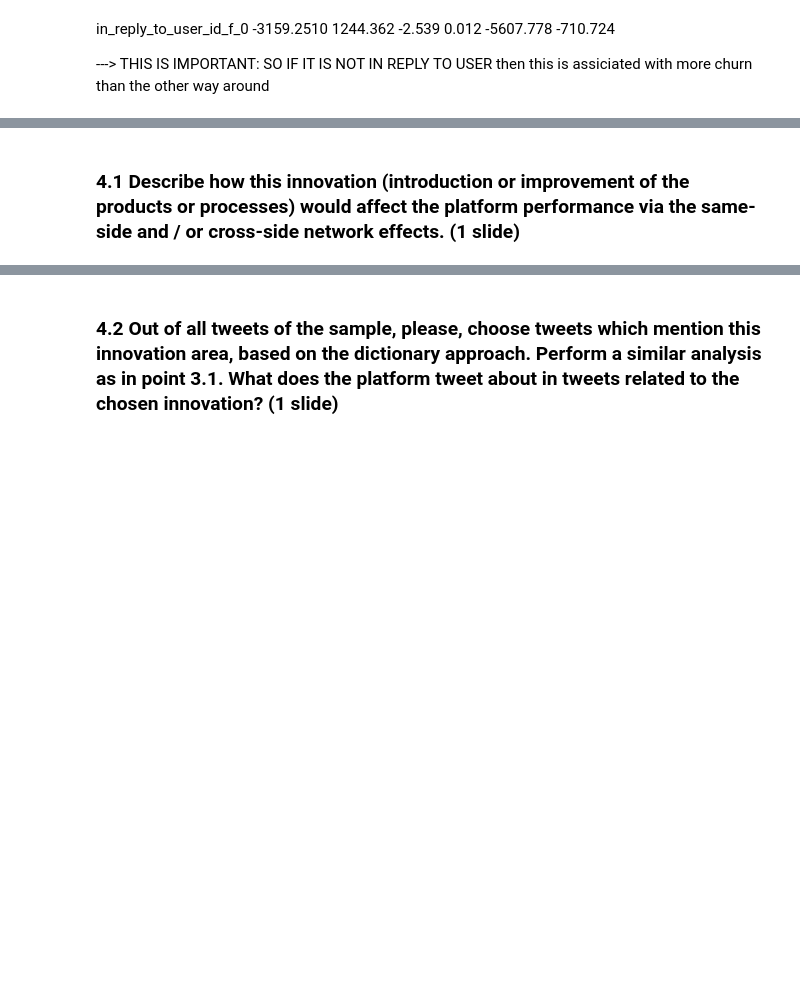
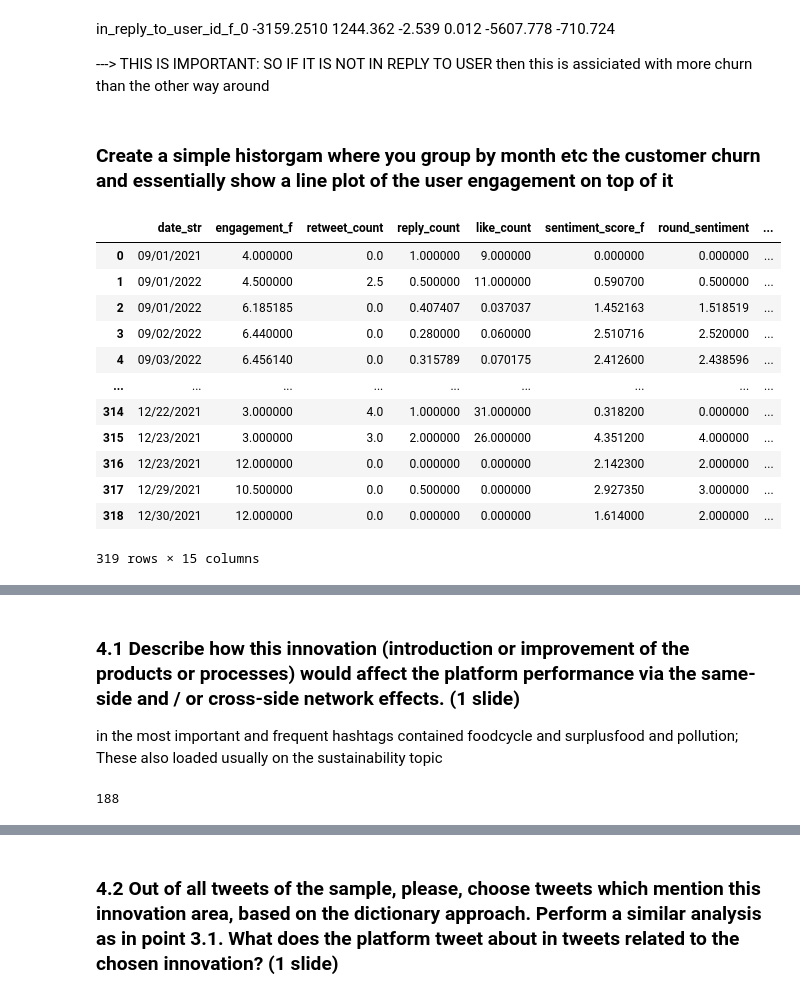
Before and after one commit to AngeloBarisano/Supply_Chain, a Jupyter notebook: Notebooks/workfile2.ipynb, the cells around one changed output, grey strips where cells are left out. Drawn from its saved outputs; the diff is of its cells as text; code cells hidden in the pictures; blank space fills up the shorter version.

```diff
--- a/Notebooks/workfile2.ipynb
+++ b/Notebooks/workfile2.ipynb
@@ -1803,3 +1812,21 @@ Index(['date_str', 'engagement_f', 'retweet_count', 'reply_count',
+# %% [markdown]
+### Create a simple historgam where you group by month etc the customer churn and essentially show a line plot of the user engagement on top of it
+# %%
+df_churn_merge_regression
+# %% [output]
+|  | date_str | engagement_f | retweet_count | reply_count | like_count | sentiment_score_f | round_sentiment | ... |
+| 0 | 09/01/2021 | 4.000000 | 0.0 | 1.000000 | 9.000000 | 0.000000 | 0.000000 | ... |
+| 1 | 09/01/2022 | 4.500000 | 2.5 | 0.500000 | 11.000000 | 0.590700 | 0.500000 | ... |
+| 2 | 09/01/2022 | 6.185185 | 0.0 | 0.407407 | 0.037037 | 1.452163 | 1.518519 | ... |
+| 3 | 09/02/2022 | 6.440000 | 0.0 | 0.280000 | 0.060000 | 2.510716 | 2.520000 | ... |
+| 4 | 09/03/2022 | 6.456140 | 0.0 | 0.315789 | 0.070175 | 2.412600 | 2.438596 | ... |
+| ... | ... | ... | ... | ... | ... | ... | ... | ... |
+| 314 | 12/22/2021 | 3.000000 | 4.0 | 1.000000 | 31.000000 | 0.318200 | 0.000000 | ... |
+| 315 | 12/23/2021 | 3.000000 | 3.0 | 2.000000 | 26.000000 | 4.351200 | 4.000000 | ... |
+| 316 | 12/23/2021 | 12.000000 | 0.0 | 0.000000 | 0.000000 | 2.142300 | 2.000000 | ... |
+| 317 | 12/29/2021 | 10.500000 | 0.0 | 0.500000 | 0.000000 | 2.927350 | 3.000000 | ... |
+| 318 | 12/30/2021 | 12.000000 | 0.0 | 0.000000 | 0.000000 | 1.614000 | 2.000000 | ... |
+319 rows × 15 columns
 # %% [markdown]
 # Part 4
 
@@ -1832,3 +1861,23 @@ Collaborations with other companies
 4.4 Do the competitors of JustEatTakeAway.com announce in their tweets a similar innovation, earlier or later than JustEatTakeAway.com? Is there platform envelopment taking place, to your opinion, and why? (1 slide)
 # %% [markdown]
 ### 4.1 Describe how this innovation (introduction or improvement of the products or processes) would affect the platform performance via the same-side and / or cross-side network effects. (1 slide)
+
+
+
+in the most important and frequent hashtags contained foodcycle and surplusfood and pollution; These also loaded usually on the sustainability topic
+# %%
+len(
+    set(
+        list(df_tweets_jet[df_tweets_jet.text.str.contains("sustainable")].index)
+        + list(df_tweets_jet[df_tweets_jet.text.str.contains("waste")].index)
+        + list(df_tweets_jet[df_tweets_jet.text.str.contains("pollution")].index)
+        + list(df_tweets_jet[df_tweets_jet.text.str.contains("sustainability")].index)
+        + list(df_tweets_jet[df_tweets_jet.text.str.contains("plastic")].index)
+        + list(df_tweets_jet[df_tweets_jet.text.str.contains("organic")].index)
+        + list(df_tweets_jet[df_tweets_jet.text.str.contains("surplus")].index)
+        + list(df_tweets_jet[df_tweets_jet.text.str.contains("surplusfood")].index)
+        + list(df_tweets_jet[df_tweets_jet.text.str.contains("foodcycle")].index)
+    )
+)
+# %% [output]
+188
```
Also changed, not shown: parts of 32 cells of this notebook.
